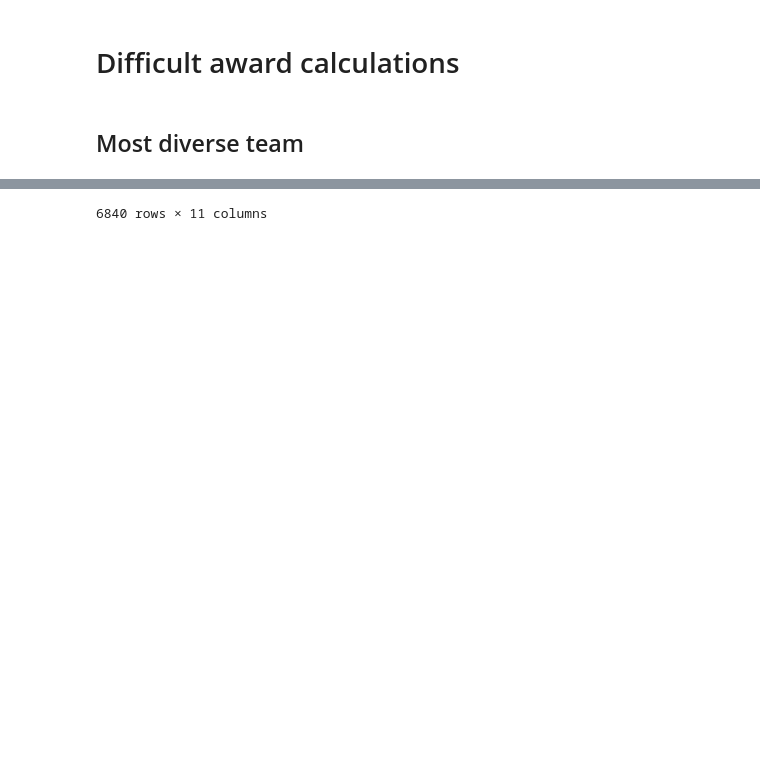
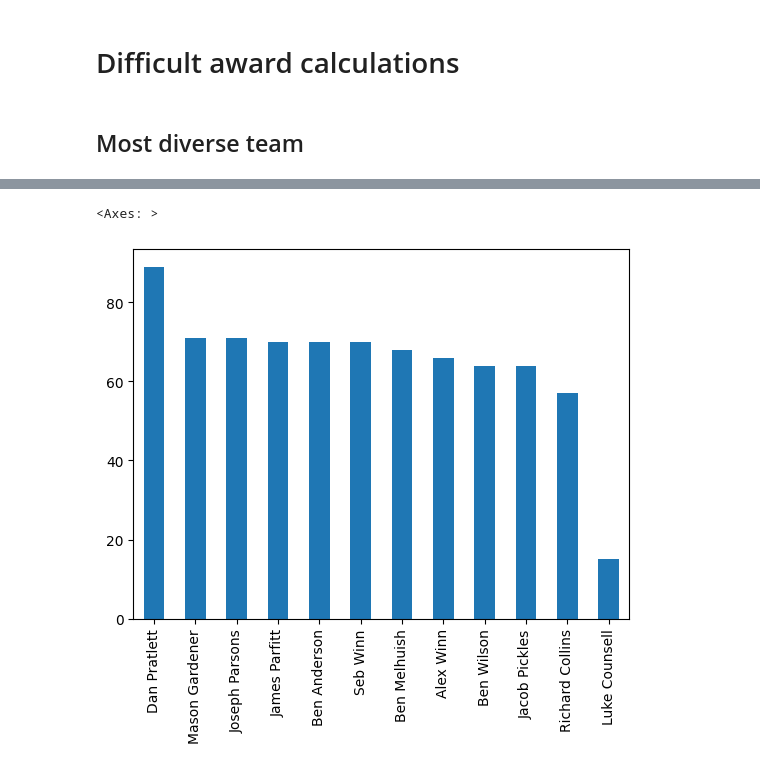
Before and after one commit to RACollins/fpl-forecast-optimise, a Jupyter notebook: notebooks/3.0-awards-calc.ipynb, the cells around one changed output, grey strips where cells are left out. Drawn from its saved outputs; the diff is of its cells as text; code cells hidden in the pictures; blank space fills up the shorter version.

```diff
--- a/notebooks/3.0-awards-calc.ipynb
+++ b/notebooks/3.0-awards-calc.ipynb
@@ -54,8 +117,12 @@ ldo = LeagueData(  # league data object
 ## Most diverse team
 # %%
 league_teams_df = ldo.league_teams_df.copy()
-managers = np.sort(league_teams_df["Manager"].unique())
 league_teams_df["player_pick"] = league_teams_df["player_pick"].str.replace(
     r"\(\S\)", "", regex=True
 )
+a = league_teams_df.groupby("player_pick")["Manager"].unique()
+total_unique_player_counts = (
+    pd.DataFrame.from_records(a.values.tolist()).stack().value_counts()
+)
+total_unique_player_counts.plot.bar(x="Manager")
 # %% [output]
@@ -74 +129,2 @@ league_teams_df["player_pick"] = league_teams_df["player_pick"].str.replace(
-6840 rows × 11 columns
+<Axes: >
+[figure, added]
```
Also changed, not shown: parts of 17 cells of this notebook.
